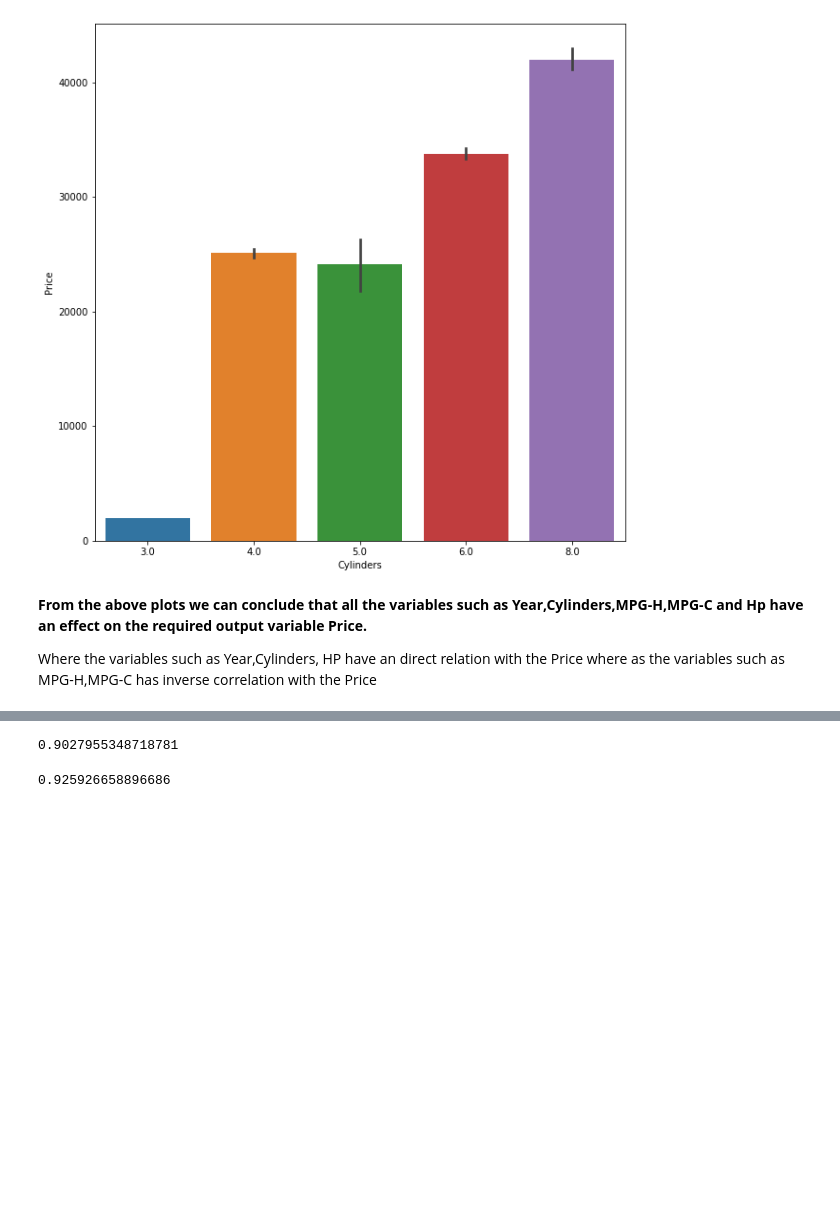
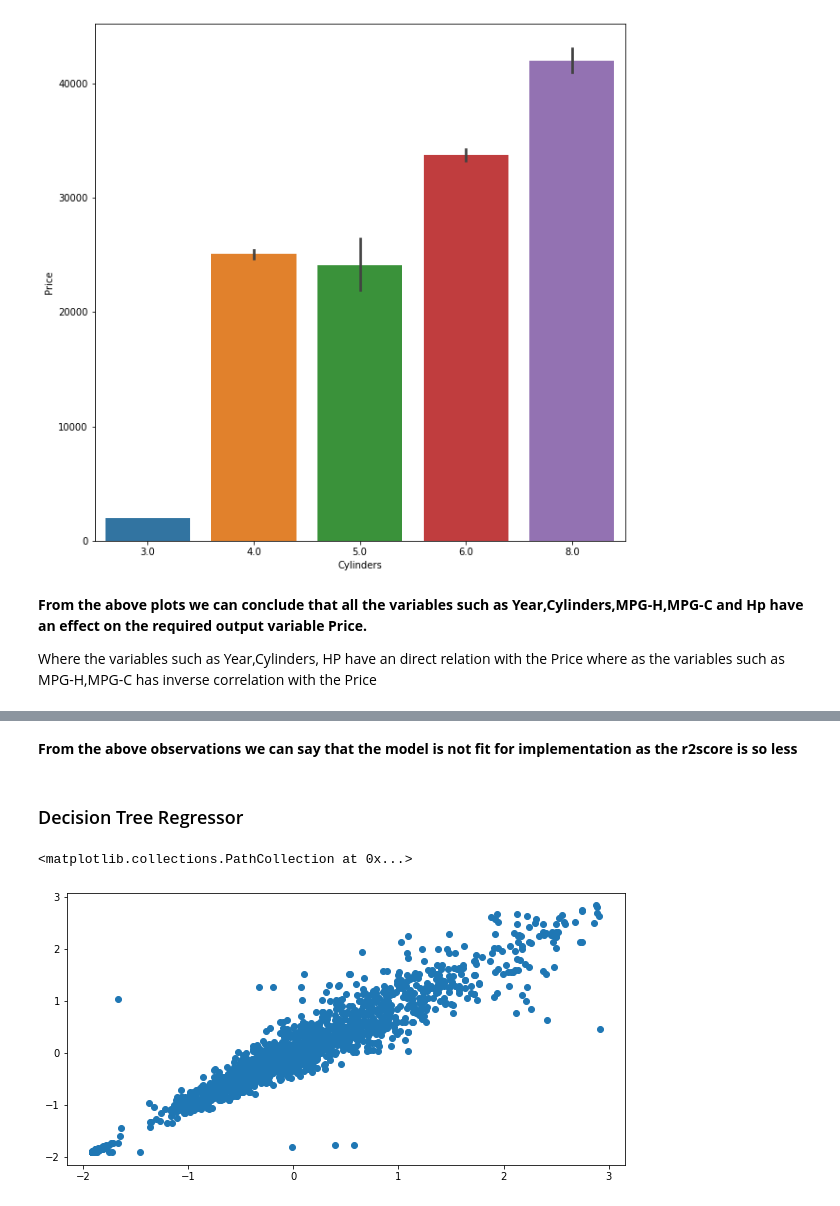
Before and after one commit to Lonewolf745/machinelearning, a Jupyter notebook: mlinternshipproject.ipynb, the cells around one changed output, grey strips where cells are left out. Saved outputs shown, nothing was run; the diff lists cells and outputs as text; code cells hidden in the pictures; blank space fills up the shorter version.

```diff
--- a/mlinternshipproject.ipynb
+++ b/mlinternshipproject.ipynb
@@ -362,16 +408,14 @@ metrics.mean_absolute_error(y_test,y_pred),metrics.r2_score(y_test,y_pred)
+# %% [markdown]
+**From the above observations we can say that the model is not fit for implementation as the r2score is so less**
+# %% [markdown]
+### Decision Tree Regressor
 # %%
 from sklearn.tree import DecisionTreeRegressor
 regressor=DecisionTreeRegressor(random_state=0)
 regressor.fit(X_train,y_train)
 y_pred=regressor.predict(X_test)
-metrics.r2_score(y_test,y_pred)
+plt.figure(figsize=(10,5))
+plt.scatter(y_test,y_pred)
 # %% [output]
-0.9027955348718781
+<matplotlib.collections.PathCollection at 0x...>
+[figure, added]
-# %%
-from sklearn.ensemble import RandomForestRegressor
-regressor=RandomForestRegressor(random_state=0)
-regressor.fit(X_train,y_train)
-y_pred=regressor.predict(X_test)
-metrics.r2_score(y_test,y_pred)
-# %% [output]
-0.925926658896686
```
Also changed, not shown: parts of 20 cells of this notebook.
